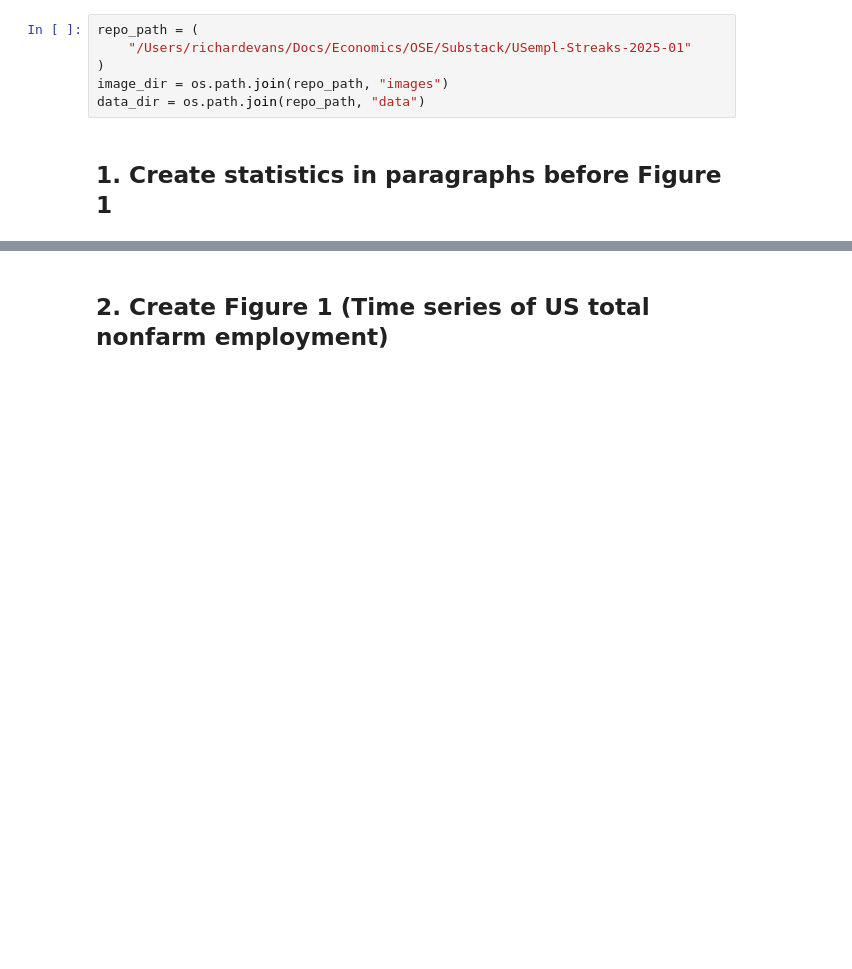
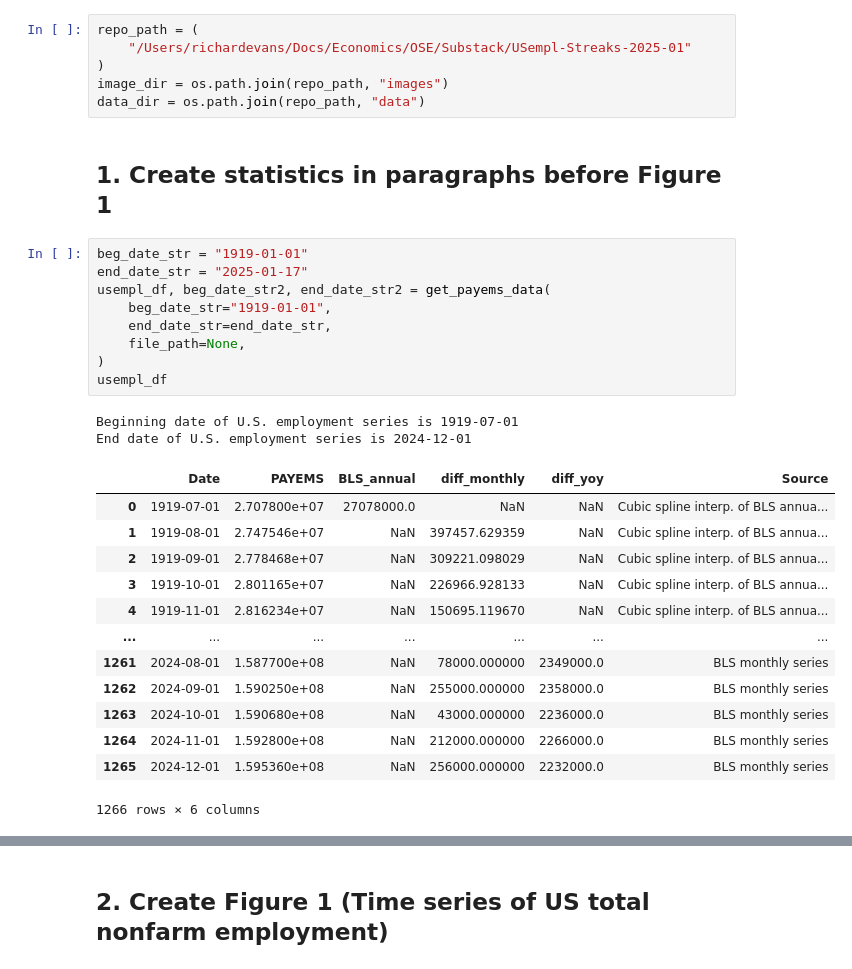
Before and after one commit to OpenSourceEcon/USempl-Streaks-2025-01, a Jupyter notebook: USemplStreaks_2025_01.ipynb, the cells around one changed output, grey strips where cells are left out. Drawn from its saved outputs; the diff is of its cells as text; blank space fills up the shorter version.

```diff
--- a/USemplStreaks_2025_01.ipynb
+++ b/USemplStreaks_2025_01.ipynb
@@ -60,3 +61,28 @@ image_dir = os.path.join(repo_path, "images")
 data_dir = os.path.join(repo_path, "data")
 # %% [markdown]
 ## 1. Create statistics in paragraphs before Figure 1
+# %%
+beg_date_str = "1919-01-01"
+end_date_str = "2025-01-17"
+usempl_df, beg_date_str2, end_date_str2 = get_payems_data(
+    beg_date_str="1919-01-01",
+    end_date_str=end_date_str,
+    file_path=None,
+)
+usempl_df
+# %% [output]
+Beginning date of U.S. employment series is 1919-07-01
+End date of U.S. employment series is 2024-12-01
+|  | Date | PAYEMS | BLS_annual | diff_monthly | diff_yoy | Source |
+| 0 | 1919-07-01 | 2.707800e+07 | 27078000.0 | NaN | NaN | Cubic spline interp. of BLS annua... |
+| 1 | 1919-08-01 | 2.747546e+07 | NaN | 397457.629359 | NaN | Cubic spline interp. of BLS annua... |
+| 2 | 1919-09-01 | 2.778468e+07 | NaN | 309221.098029 | NaN | Cubic spline interp. of BLS annua... |
+| 3 | 1919-10-01 | 2.801165e+07 | NaN | 226966.928133 | NaN | Cubic spline interp. of BLS annua... |
+| 4 | 1919-11-01 | 2.816234e+07 | NaN | 150695.119670 | NaN | Cubic spline interp. of BLS annua... |
+| ... | ... | ... | ... | ... | ... | ... |
+| 1261 | 2024-08-01 | 1.587700e+08 | NaN | 78000.000000 | 2349000.0 | BLS monthly series |
+| 1262 | 2024-09-01 | 1.590250e+08 | NaN | 255000.000000 | 2358000.0 | BLS monthly series |
+| 1263 | 2024-10-01 | 1.590680e+08 | NaN | 43000.000000 | 2236000.0 | BLS monthly series |
+| 1264 | 2024-11-01 | 1.592800e+08 | NaN | 212000.000000 | 2266000.0 | BLS monthly series |
+| 1265 | 2024-12-01 | 1.595360e+08 | NaN | 256000.000000 | 2232000.0 | BLS monthly series |
+1266 rows × 6 columns
```
Also changed, not shown: parts of 3 cells of this notebook.
